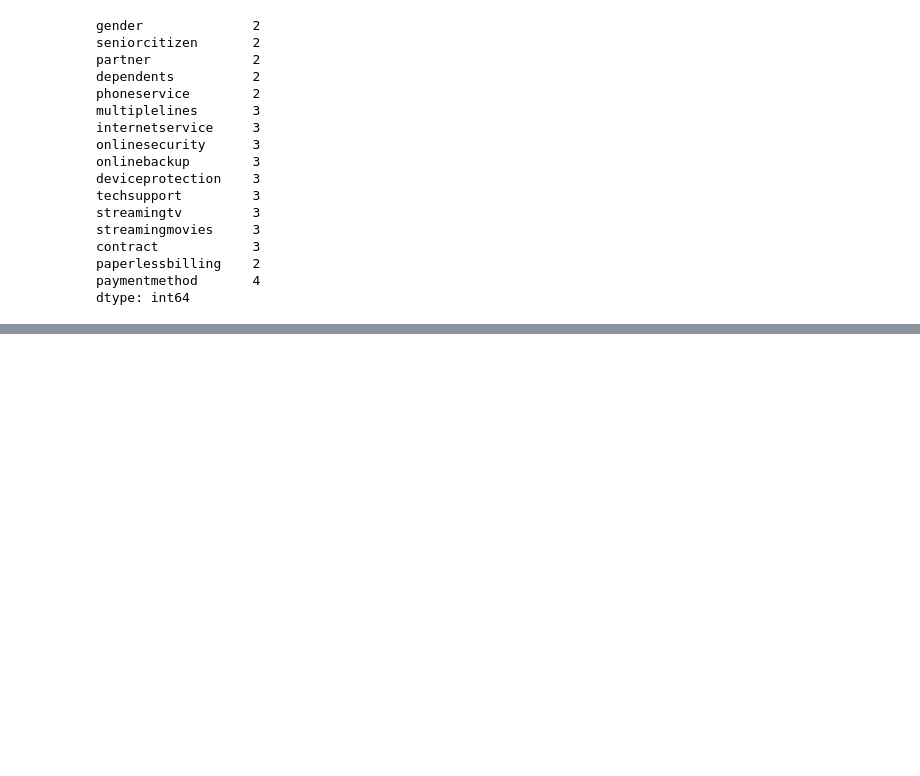
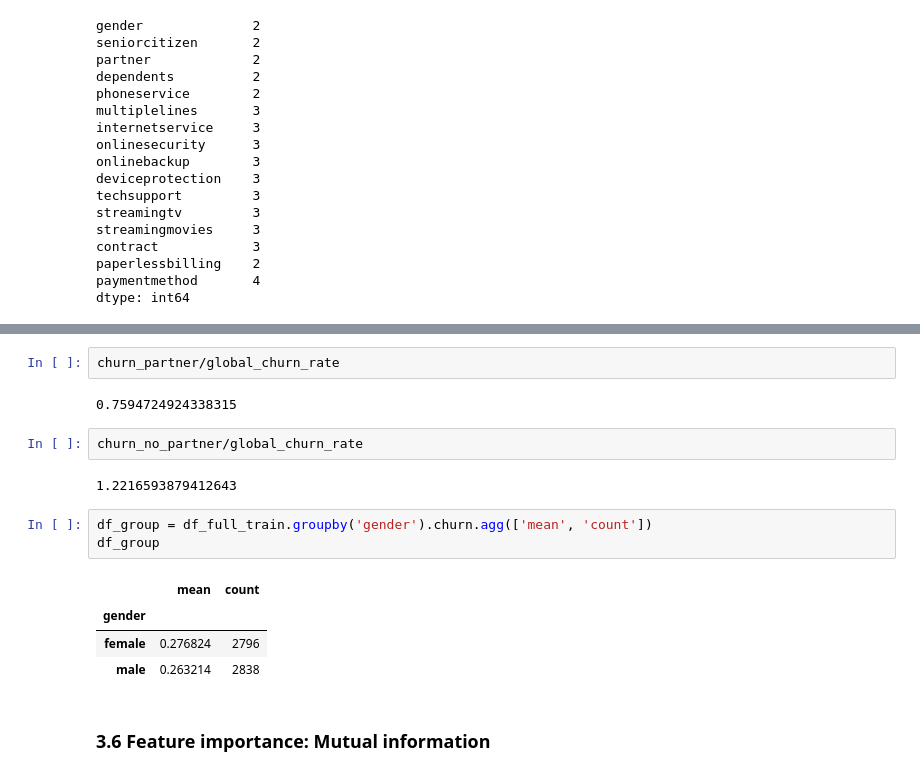
Before and after one commit to harg74/ML_ZoomCamp_2022, a Jupyter notebook: 3-Machine_Learning_for_Classification/03-machine_learning_for_classification.ipynb, the cells around one changed output, grey strips where cells are left out. Drawn from its saved outputs; the diff is of its cells as text; blank space fills up the shorter version.

```diff
--- a/3-Machine_Learning_for_Classification/03-machine_learning_for_classification.ipynb
+++ b/3-Machine_Learning_for_Classification/03-machine_learning_for_classification.ipynb
@@ -197,0 +271,18 @@ dtype: int64
+# %%
+churn_partner/global_churn_rate
+# %% [output]
+0.7594724924338315
+# %%
+churn_no_partner/global_churn_rate
+# %% [output]
+1.2216593879412643
+# %%
+df_group = df_full_train.groupby('gender').churn.agg(['mean', 'count'])
+df_group
+# %% [output]
+|  | mean | count |
+| gender |  |  |
+| female | 0.276824 | 2796 |
+| male | 0.263214 | 2838 |
+# %% [markdown]
+### 3.6 Feature importance: Mutual information
```
Also changed, not shown: parts of 14 cells of this notebook.
